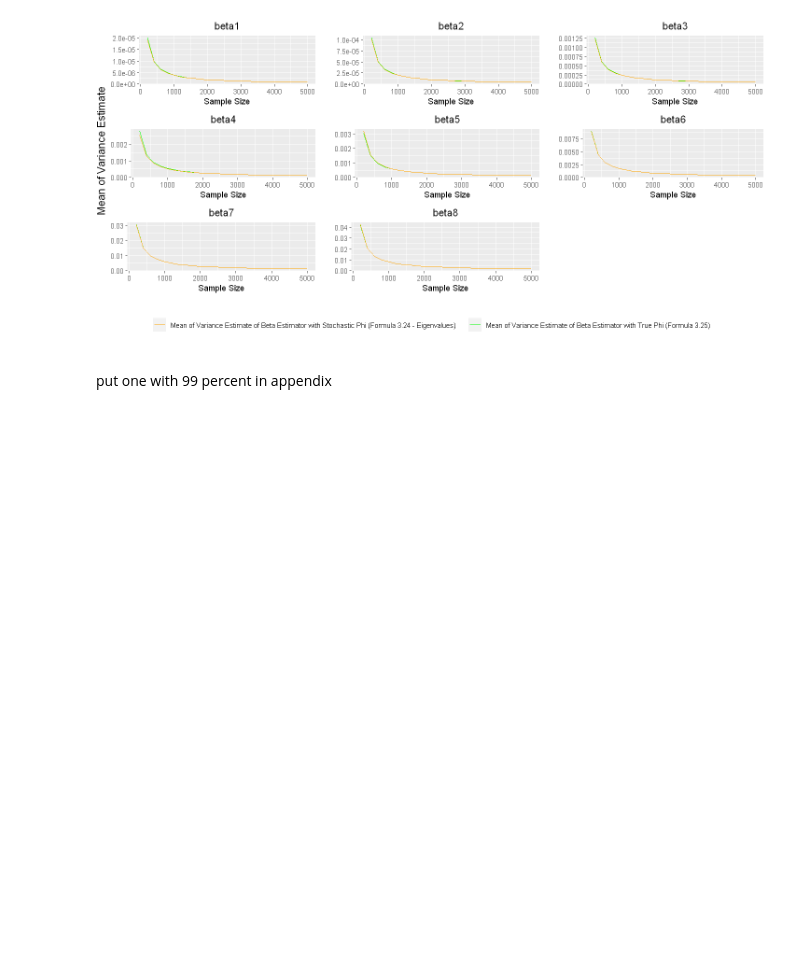
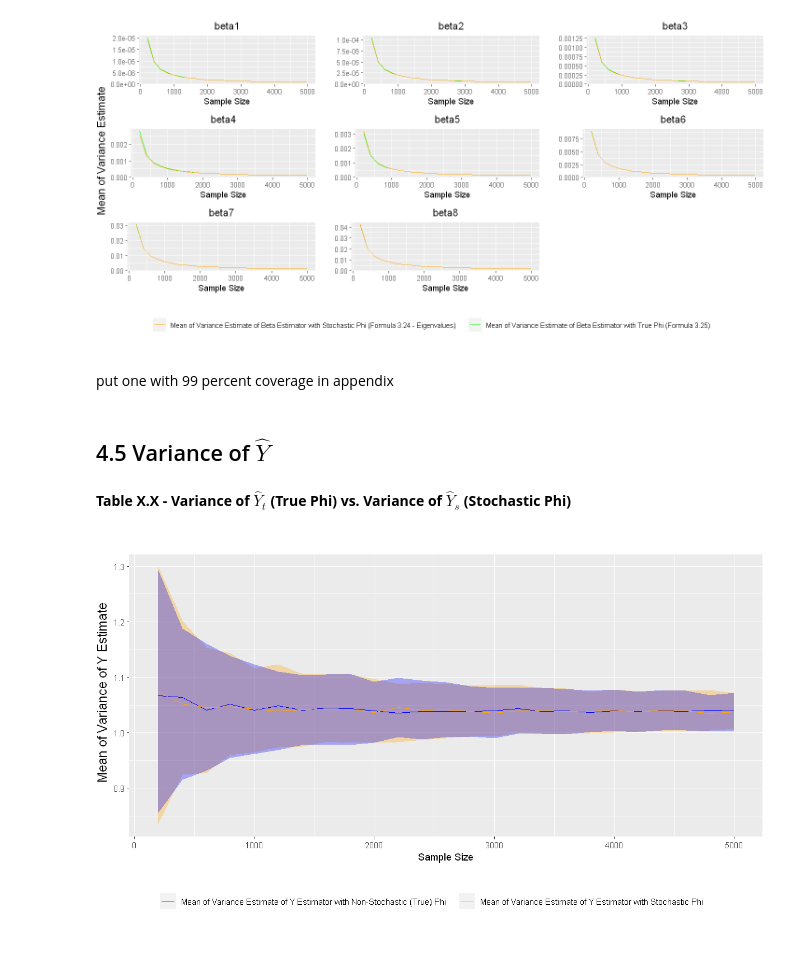
Before and after one commit to manuhuth/PCR-Parameter-Variance-Analysis, a Jupyter notebook: Notebooks/6Simulation.ipynb, the cells around one changed output. Saved outputs shown, nothing was run; the diff lists cells and outputs as text; code cells hidden in the pictures; blank space fills up the shorter version.

```diff
--- a/Notebooks/6Simulation.ipynb
+++ b/Notebooks/6Simulation.ipynb
@@ -237,9 +237,9 @@ numb_it <- 400
 #variance_analysis_results <- lapply(sample_size, coef_var_analysis, population = population_Y, true_phi = phi, M = M, transform = trans, iterations = numb_it, numb_iterations = 400)
 
 load("SimData/variance_analysis_results.Rda")
-
+confidence <- 0.99
 variance_plots_data_CI <- lapply(c(1:(length(variance_analysis_results[[1]]))), prepare_variances_plots_CI, list_variances = variance_analysis_results,
-                                            sample_size = sample_size, confidence = 0.99, type_CI = 'mean', numb_it = numb_it)
+                                            sample_size = sample_size, confidence = confidence, type_CI = 'mean', numb_it = numb_it)
 
 xlab <- 'Sample Size'
 ylab <- 'Mean of Variance Estimate'
@@ -282,4 +282,21 @@ plots_variance_CI(variance_plots_data = variance_plots_data_CI, first_method = '
 # %% [output]
 [figure]
 # %% [markdown]
-put one with 99 percent in appendix
+put one with 99 percent coverage in appendix
+# %% [markdown]
+## 4.5 Variance of $\hat{Y}$
+# %%
+variances_Y_prac <- prepare_Y_variances(meth_interest = 'variances_Y_prac', list_variances = variance_analysis_results, confidence = confidence)
+variances_Y_theo <- prepare_Y_variances(meth_interest = 'variances_Y_theo', list_variances = variance_analysis_results, confidence = confidence)
+list_var_Y <- list(list('prac' = variances_Y_prac, 'theo' = variances_Y_theo))
+# %% [markdown]
+**Table X.X - Variance of $\hat{Y}_t$ (True Phi) vs. Variance of $\hat{Y}_s$ (Stochastic Phi)**
+# %%
+options(repr.plot.width=10, repr.plot.height=6) #adjust plots
+plots_variance_CI(variance_plots_data = list_var_Y, first_method = 'theo', second_method = 'prac',
+                  colour_1 = 'orange', colour_2 = 'blue', xlab_string = 'Sample Size', ylab_string = 'Mean of Variance of Y Estimate',
+                  legend_df1 = 'Mean of Variance Estimate of Y Estimator with Non-Stochastic (True) Phi',
+                  legend_df2 = 'Mean of Variance Estimate of Y Estimator with Stochastic Phi',
+                  numb_columns = 1, sample_size = sample_size, subtitle = 'Y', make_subtitle = FALSE)
+# %% [output]
+[figure, added]
```
Also changed, not shown: parts of 3 cells of this notebook.
